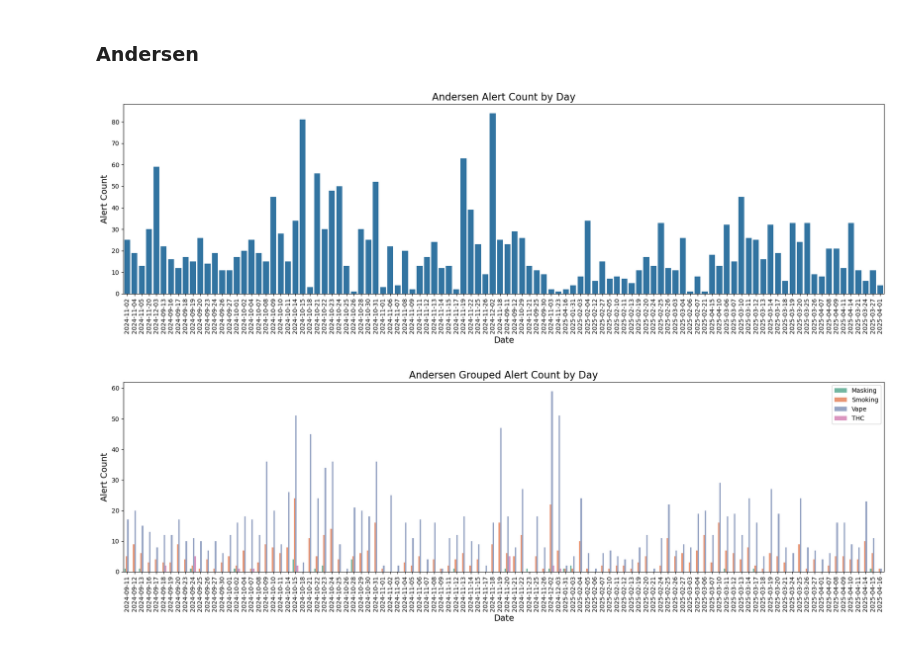
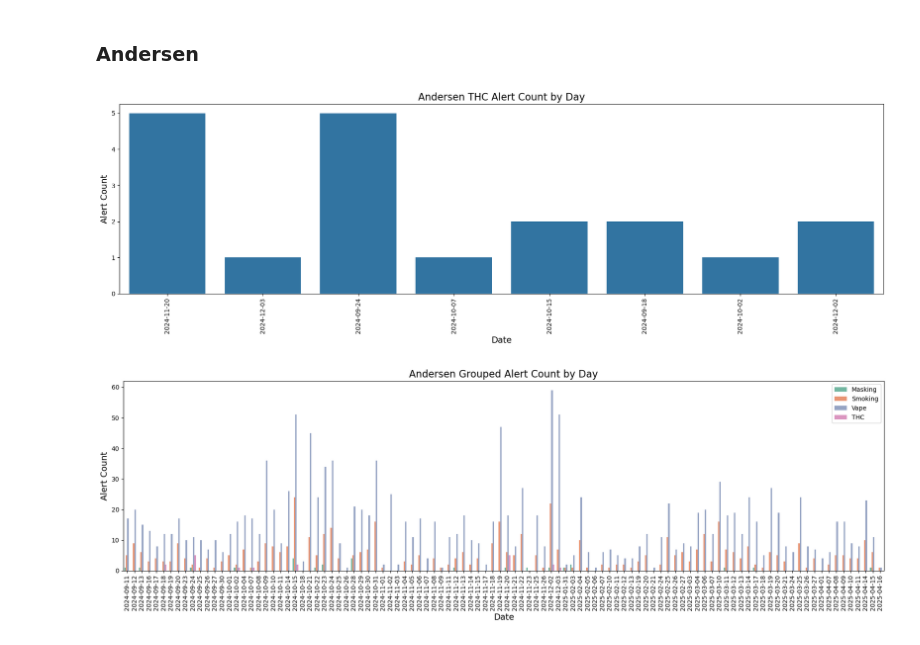
Before and after one commit to yunghsuanwu/vape-detector-minneapolis, a Jupyter notebook: haloreport_dataexploration_yhw.ipynb, the cells around one changed output. Cells and saved outputs as stored; diff of their text form; code cells hidden in the pictures.

```diff
--- a/haloreport_dataexploration_yhw.ipynb
+++ b/haloreport_dataexploration_yhw.ipynb
@@ -68,6 +73,6 @@ array(['Andersen_1st_Floor_B130_All_Gender',
 # %%
 # Read the csv and segment by school
-df = pd.read_csv('cleaned_halo_data.csv')
+df = pd.read_csv('halo-report-data-csv/cleaned_halo_data.csv')
 andersen_df = df[df['School'] == 'Andersen']
 anwatin_df = df[df['School'] == 'Anwatin']
 camden_df = df[df['School'] == 'Henry']
@@ -110,3 +95,29 @@ def alert_count_by_day(df, save_path=None):
+# %%
+# Graph: Alert count by day (option: type)
+import seaborn as sns
+import matplotlib.pyplot as plt
+
+def alert_count_by_day(df, type=None, save_path=None):
+    # Group by 'Date' and the specified 'group', then count occurrences
+    if type:
+        date_count = df[df['Type']==type].Date.value_counts(sort=False)
+    else:
+        date_count = df.Date.value_counts(sort=False)
+
+    plt.figure(figsize=(18, 6))
+    sns.barplot(x=date_count.index, y=date_count.values)
+    if type:
+        plt.title(f'{df.School.unique()[0]} {type} Alert Count by Day', fontsize=16)
+    else:
+        plt.title(f'{df.School.unique()[0]} Alert Count by Day', fontsize=16)
+    plt.xlabel('Date', fontsize=14)
+    plt.ylabel('Alert Count', fontsize=14)
+    plt.xticks(rotation=90)
+    plt.tight_layout()
+    if save_path:
+        plt.savefig(save_path)
+    else:
+        plt.show()
 # %%
 # Graph: grouped alert count by day
 import seaborn as sns
@@ -132,9 +143,9 @@ def grouped_alert_count_by_day(df, group, save_path=None):
 # %% [markdown]
 ### Andersen
 # %%
-alert_count_by_day(andersen_df)
+alert_count_by_day(andersen_df, type='THC')
 # %% [output]
-[figure, old version]
+[figure, new version]
 # %%
 grouped_alert_count_by_day(andersen_df, 'Type')
 # %% [output]
```
Also changed, not shown: parts of 12 cells of this notebook, 1 other file.
